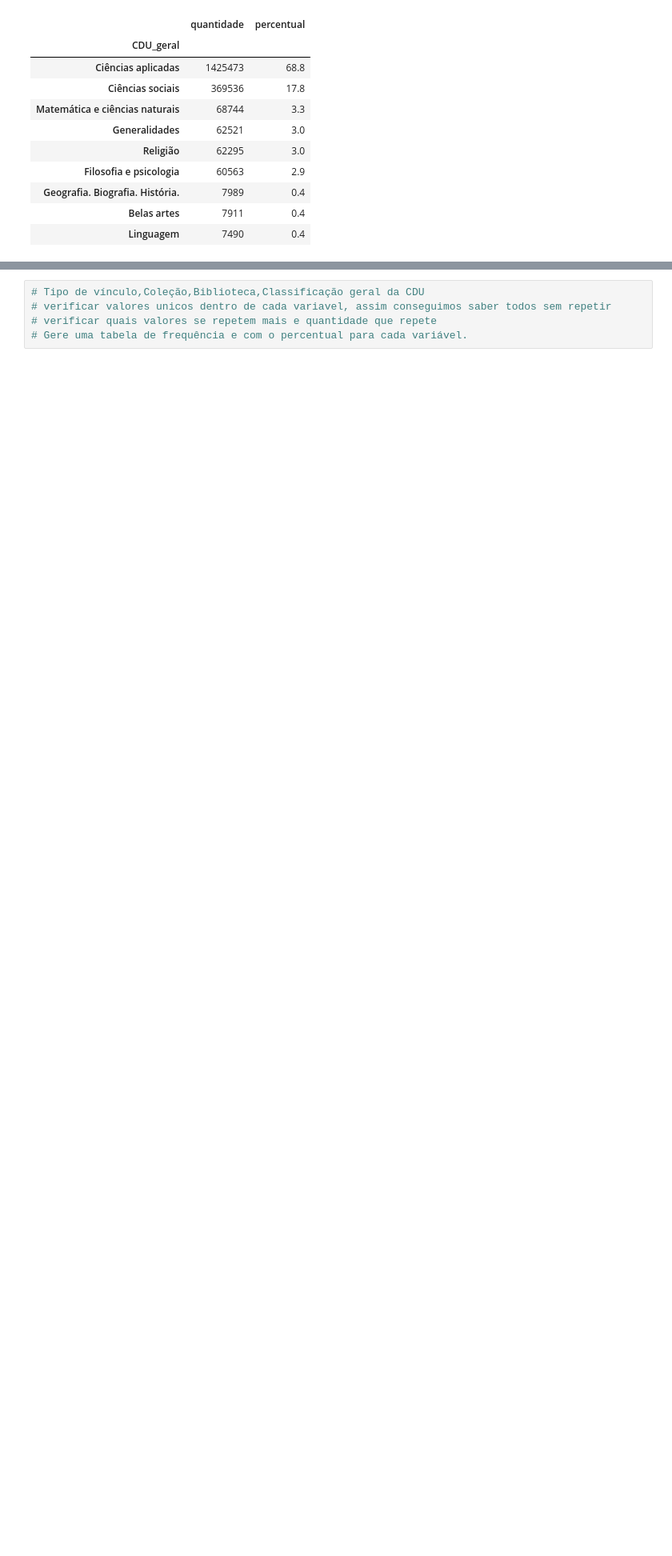
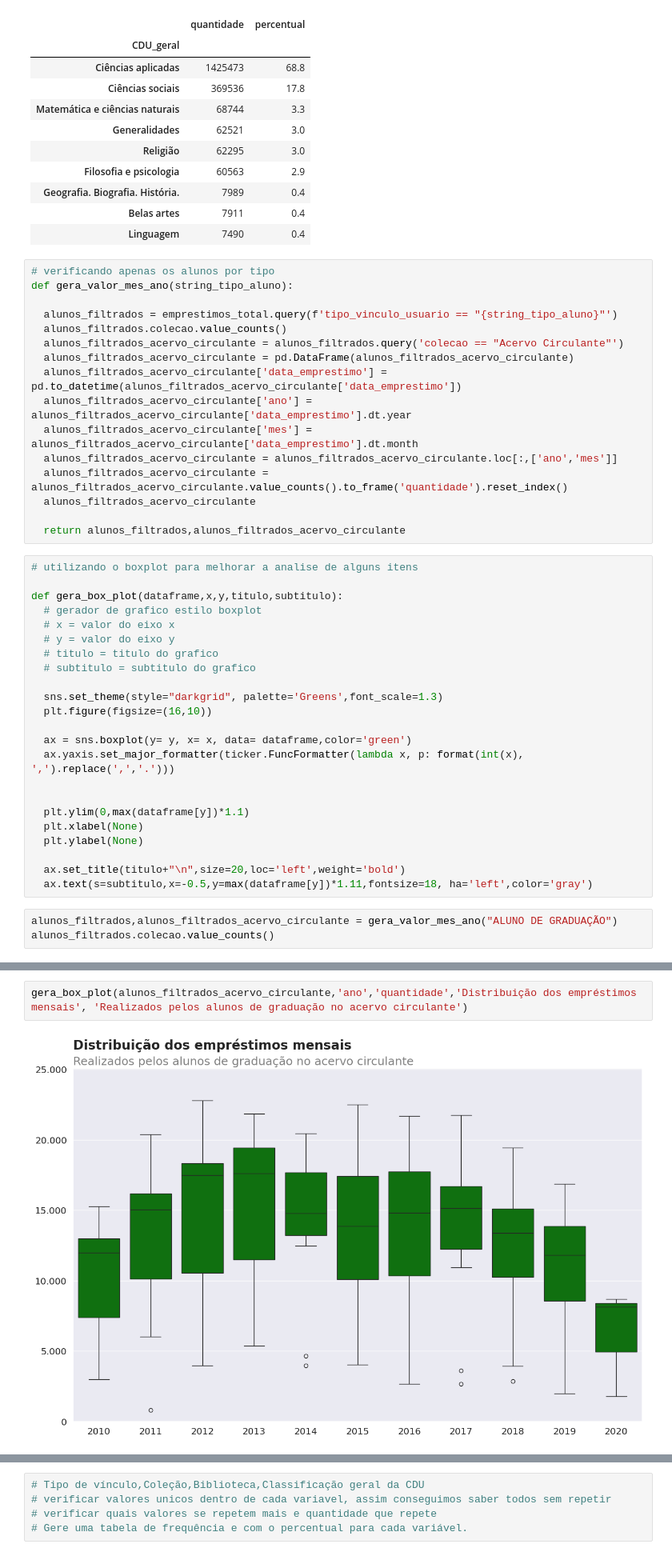
Before and after one commit to caioassis-dev/books_data_analysis-_with_pandas, a Jupyter notebook: book_data_analysis.ipynb, the cells around one changed output, grey strips where cells are left out. Shown at 80% size. Drawn from its saved outputs; the diff is of its cells as text; blank space fills up the shorter version.

Commit message:
refact(funcao_box_plot):adicionando grafico box plot para uma analise mais aprofundada.

```diff
--- a/book_data_analysis.ipynb
+++ b/book_data_analysis.ipynb
@@ -603,3 +599,45 @@ gera_tabela_frequencia('CDU_geral')
 | Geografia. Biografia. História. | 7989 | 0.4 |
 | Belas artes | 7911 | 0.4 |
 | Linguagem | 7490 | 0.4 |
+# %%
+# verificando apenas os alunos por tipo
+def gera_valor_mes_ano(string_tipo_aluno):
+
+  alunos_filtrados = emprestimos_total.query(f'tipo_vinculo_usuario == "{string_tipo_aluno}"')
+  alunos_filtrados.colecao.value_counts()
+  alunos_filtrados_acervo_circulante = alunos_filtrados.query('colecao == "Acervo Circulante"')
+  alunos_filtrados_acervo_circulante = pd.DataFrame(alunos_filtrados_acervo_circulante)
+  alunos_filtrados_acervo_circulante['data_emprestimo'] = pd.to_datetime(alunos_filtrados_acervo_circulante['data_emprestimo'])
+  alunos_filtrados_acervo_circulante['ano'] = alunos_filtrados_acervo_circulante['data_emprestimo'].dt.year
+  alunos_filtrados_acervo_circulante['mes'] = alunos_filtrados_acervo_circulante['data_emprestimo'].dt.month
+  alunos_filtrados_acervo_circulante = alunos_filtrados_acervo_circulante.loc[:,['ano','mes']]
+  alunos_filtrados_acervo_circulante = alunos_filtrados_acervo_circulante.value_counts().to_frame('quantidade').reset_index()
+  alunos_filtrados_acervo_circulante
+
+  return alunos_filtrados,alunos_filtrados_acervo_circulante
+# %%
+# utilizando o boxplot para melhorar a analise de alguns itens
+
+def gera_box_plot(dataframe,x,y,titulo,subtitulo):
+  # gerador de grafico estilo boxplot
+  # x = valor do eixo x
+  # y = valor do eixo y
+  # titulo = titulo do grafico
+  # subtitulo = subtitulo do grafico
+
+  sns.set_theme(style="darkgrid", palette='Greens',font_scale=1.3)
+  plt.figure(figsize=(16,10))
+
+  ax = sns.boxplot(y= y, x= x, data= dataframe,color='green')
+  ax.yaxis.set_major_formatter(ticker.FuncFormatter(lambda x, p: format(int(x), ',').replace(',','.')))
+
+
+  plt.ylim(0,max(dataframe[y])*1.1)
+  plt.xlabel(None)
+  plt.ylabel(None)
+
+  ax.set_title(titulo+"\n",size=20,loc='left',weight='bold')
+  ax.text(s=subtitulo,x=-0.5,y=max(dataframe[y])*1.11,fontsize=18, ha='left',color='gray')
+# %%
+alunos_filtrados,alunos_filtrados_acervo_circulante = gera_valor_mes_ano("ALUNO DE GRADUAÇÃO")
+alunos_filtrados.colecao.value_counts()
@@ -605,0 +680,4 @@ gera_tabela_frequencia('CDU_geral')
+# %%
+gera_box_plot(alunos_filtrados_acervo_circulante,'ano','quantidade','Distribuição dos empréstimos mensais', 'Realizados pelos alunos de graduação no acervo circulante')
+# %% [output]
+[figure, added]
```
Also changed, not shown: parts of 10 cells of this notebook.
